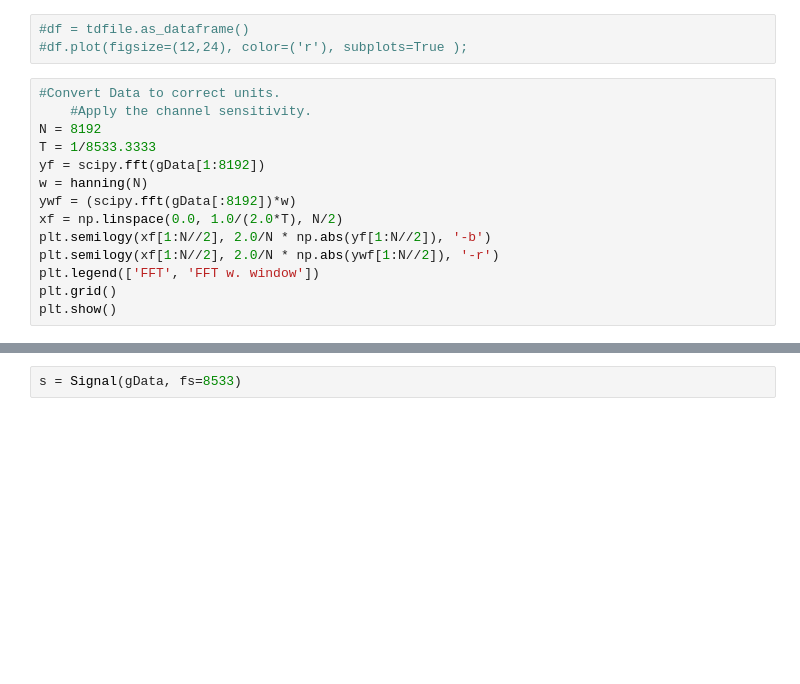
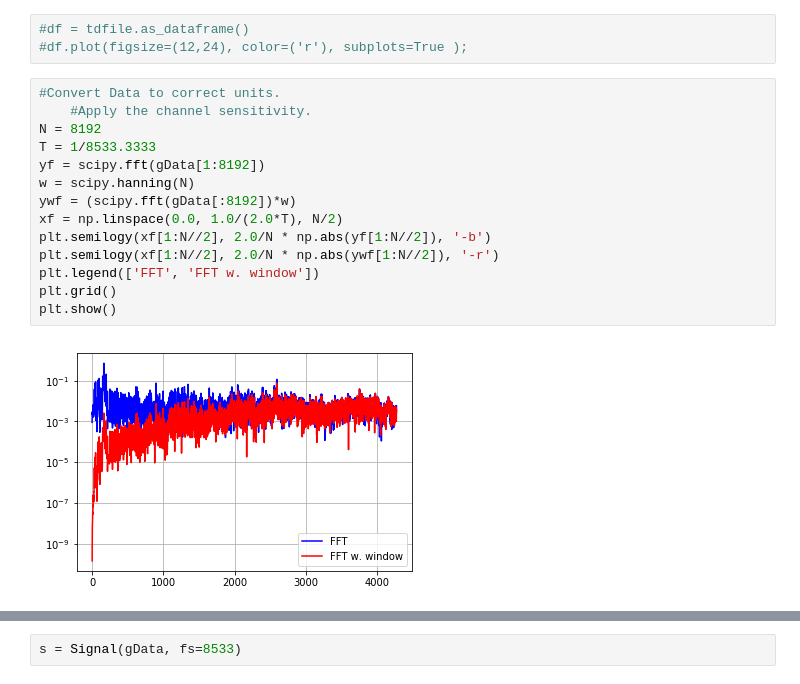
Before and after one commit to Ideograham/appreview, a Jupyter notebook: Vibration/testnotebook.ipynb, the cells around one changed output, grey strips where cells are left out. Saved outputs shown, nothing was run; the diff lists cells and outputs as text; blank space fills up the shorter version.

```diff
--- a/Vibration/testnotebook.ipynb
+++ b/Vibration/testnotebook.ipynb
@@ -49,17 +55,19 @@ gData = (data * 1000 / DOCSensitivity)
 # %%
 #Convert Data to correct units.
     #Apply the channel sensitivity.
 N = 8192
 T = 1/8533.3333
 yf = scipy.fft(gData[1:8192])
-w = hanning(N)
+w = scipy.hanning(N)
 ywf = (scipy.fft(gData[:8192])*w)
 xf = np.linspace(0.0, 1.0/(2.0*T), N/2)
 plt.semilogy(xf[1:N//2], 2.0/N * np.abs(yf[1:N//2]), '-b')
 plt.semilogy(xf[1:N//2], 2.0/N * np.abs(ywf[1:N//2]), '-r')
 plt.legend(['FFT', 'FFT w. window'])
 plt.grid()
 plt.show()
+# %% [output]
+[figure, added]
 # %%
 #Window The Data
 
```
Also changed, not shown: parts of 8 cells of this notebook, 9 other files.
